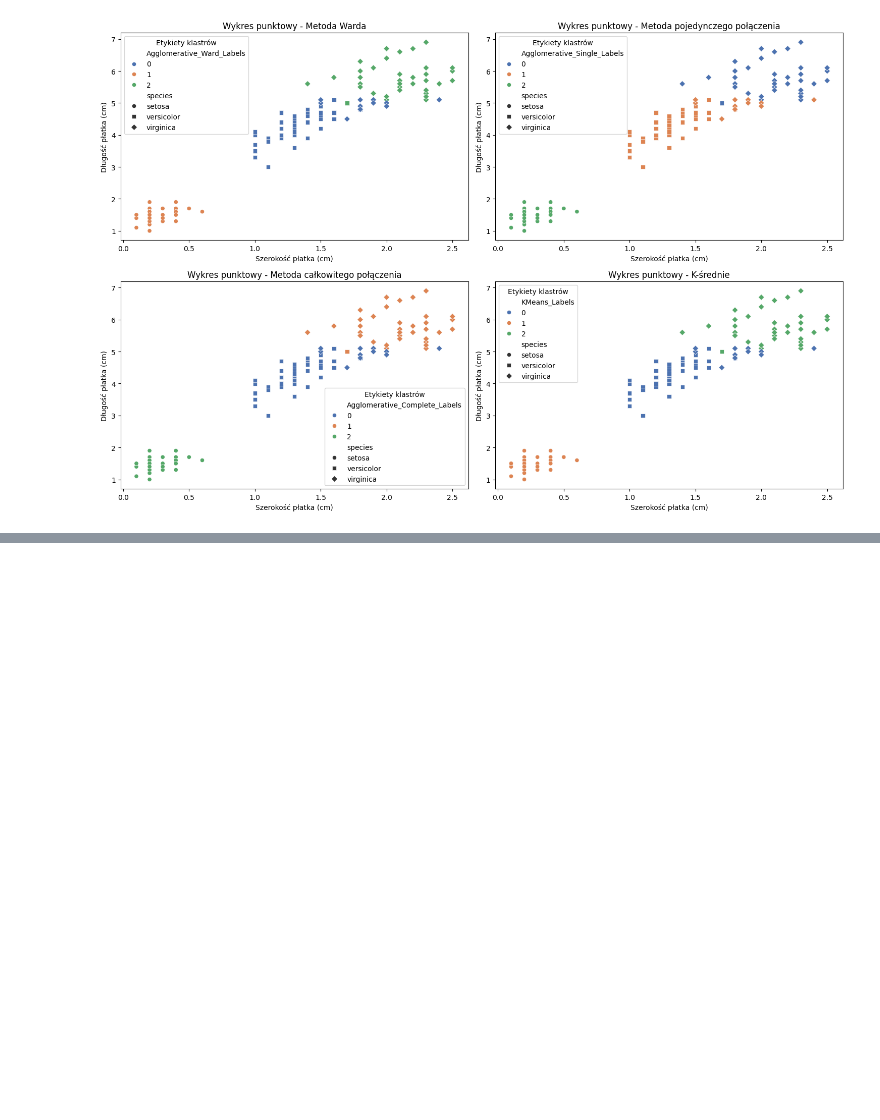
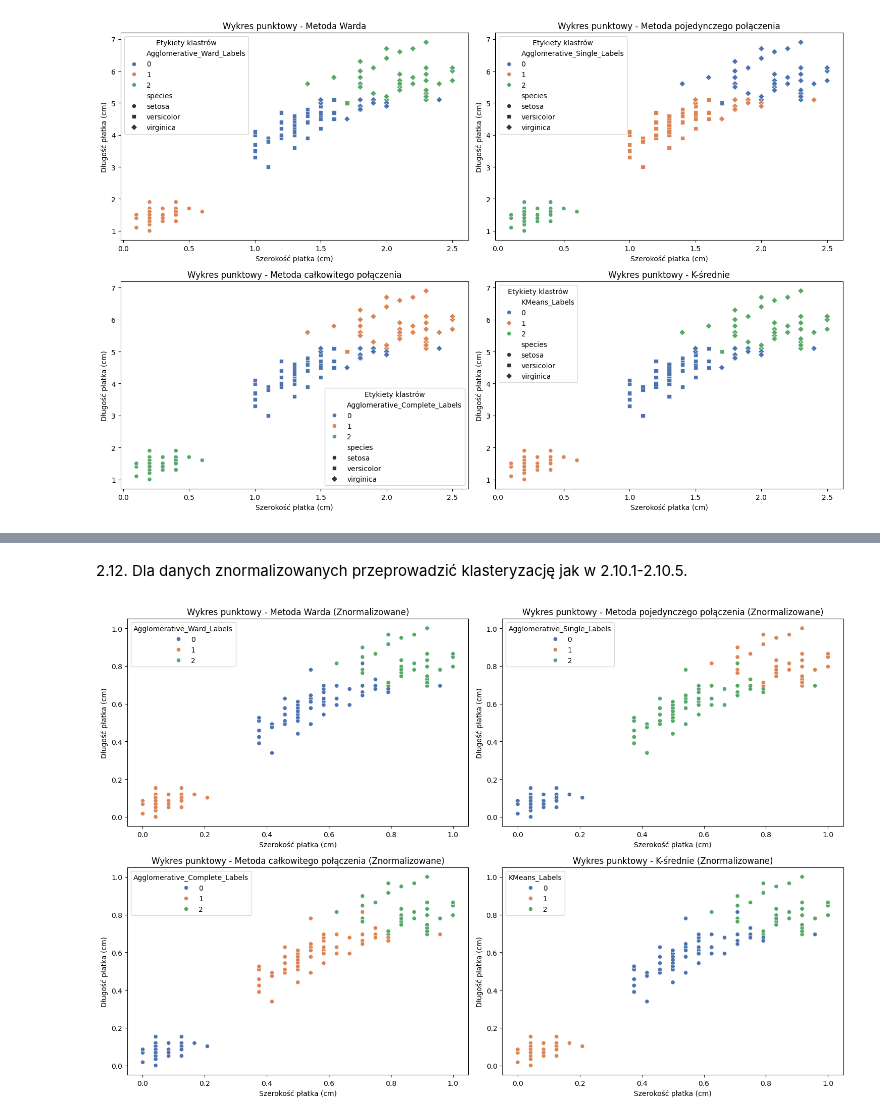
Before and after one commit to juliaduch/maszynowa_analiza_danych, a Jupyter notebook: Duch_Julia_LMAD_PSI_L4.ipynb, the cells around one changed output, grey strips where cells are left out. Saved outputs shown, nothing was run; the diff lists cells and outputs as text; code cells hidden in the pictures; blank space fills up the shorter version.

```diff
--- a/Duch_Julia_LMAD_PSI_L4.ipynb
+++ b/Duch_Julia_LMAD_PSI_L4.ipynb
@@ -423,0 +507,56 @@ plt.show()
+# %% [markdown]
+2.12. Dla danych znormalizowanych przeprowadzić klasteryzację jak w 2.10.1-2.10.5.
+# %%
+n_clusters = 3
+
+# Klastrowanie aglomeracyjne - metoda Warda
+agglom_ward_norm = AgglomerativeClustering(n_clusters=n_clusters, linkage='ward')
+df_iris_norm['Agglomerative_Ward_Labels'] = agglom_ward_norm.fit_predict(df_iris_norm)
+
+# Klastrowanie aglomeracyjne - metoda pojedynczego połączenia
+agglom_single_norm = AgglomerativeClustering(n_clusters=n_clusters, linkage='single')
+df_iris_norm['Agglomerative_Single_Labels'] = agglom_single_norm.fit_predict(df_iris_norm)
+
+# Klastrowanie aglomeracyjne - metoda całkowitego połączenia
+agglom_complete_norm = AgglomerativeClustering(n_clusters=n_clusters, linkage='complete')
+df_iris_norm['Agglomerative_Complete_Labels'] = agglom_complete_norm.fit_predict(df_iris_norm)
+
+# Klastrowanie k-średnich
+kmeans_norm = KMeans(n_clusters=n_clusters, random_state=42)
+df_iris_norm['KMeans_Labels'] = kmeans_norm.fit_predict(df_iris_norm)
+
+# Wykresy punktowe dla danych znormalizowanych
+plt.figure(figsize=(15, 10))
+
+# Wykres dla metody Warda
+plt.subplot(2, 2, 1)
+sns.scatterplot(data=df_iris_norm, x='petal_width', y='petal_length', hue='Agglomerative_Ward_Labels', palette='deep')
+plt.title('Wykres punktowy - Metoda Warda (Znormalizowane)')
+plt.xlabel('Szerokość płatka (cm)')
+plt.ylabel('Długość płatka (cm)')
+
+# Wykres dla metody pojedynczego połączenia
+plt.subplot(2, 2, 2)
+sns.scatterplot(data=df_iris_norm, x='petal_width', y='petal_length', hue='Agglomerative_Single_Labels', palette='deep')
+plt.title('Wykres punktowy - Metoda pojedynczego połączenia (Znormalizowane)')
+plt.xlabel('Szerokość płatka (cm)')
+plt.ylabel('Długość płatka (cm)')
+
+# Wykres dla metody całkowitego połączenia
+plt.subplot(2, 2, 3)
+sns.scatterplot(data=df_iris_norm, x='petal_width', y='petal_length', hue='Agglomerative_Complete_Labels', palette='deep')
+plt.title('Wykres punktowy - Metoda całkowitego połączenia (Znormalizowane)')
+plt.xlabel('Szerokość płatka (cm)')
+plt.ylabel('Długość płatka (cm)')
+
+# Wykres dla k-średnich
+plt.subplot(2, 2, 4)
+sns.scatterplot(data=df_iris_norm, x='petal_width', y='petal_length', hue='KMeans_Labels', palette='deep')
+plt.title('Wykres punktowy - K-średnie (Znormalizowane)')
+plt.xlabel('Szerokość płatka (cm)')
+plt.ylabel('Długość płatka (cm)')
+
+plt.tight_layout()
+plt.show()
+# %% [output]
+[figure, added]
```
Also changed, not shown: parts of 3 cells of this notebook.
